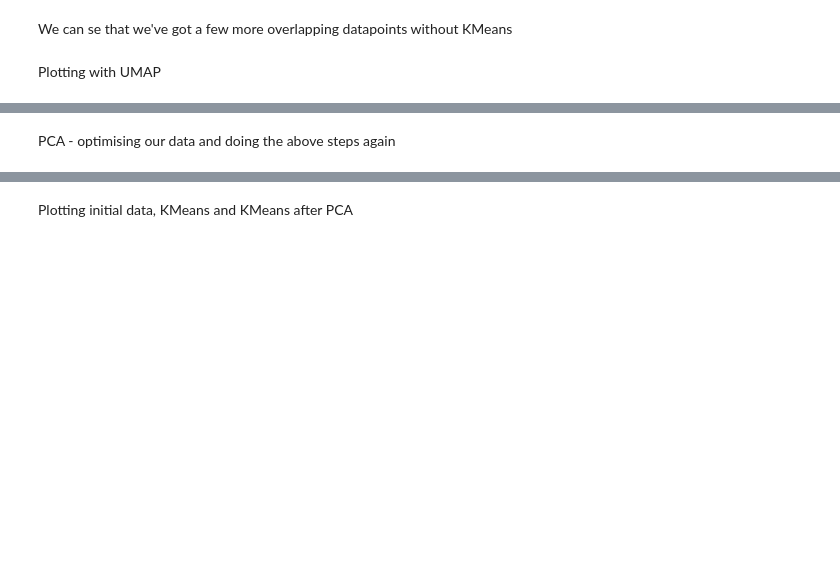
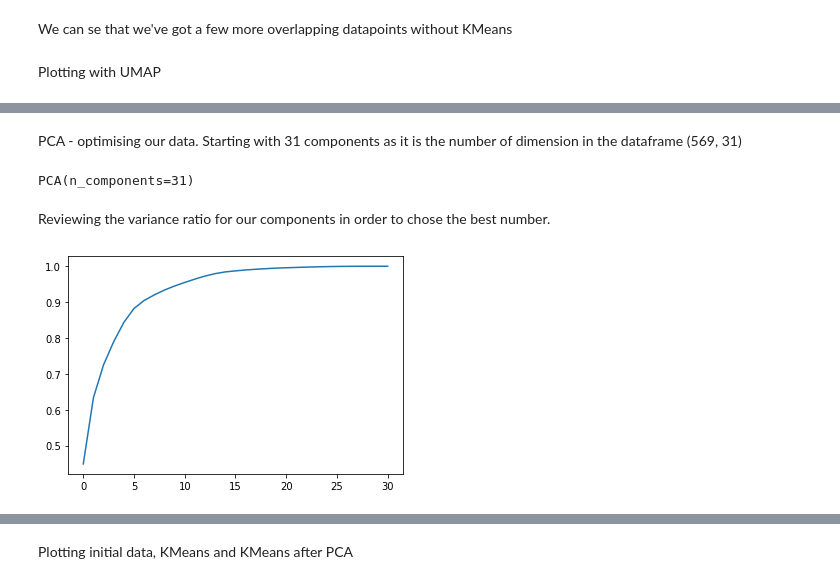
Before and after one commit to JennyWade/visuell_data_analys, a Jupyter notebook: Visuell Data Analys uppgift/Breast cancer DBSCAN.ipynb, the cells around one changed output, grey strips where cells are left out. Drawn from its saved outputs; the diff is of its cells as text; code cells hidden in the pictures; blank space fills up the shorter version.

```diff
--- a/Visuell Data Analys uppgift/Breast cancer DBSCAN.ipynb
+++ b/Visuell Data Analys uppgift/Breast cancer DBSCAN.ipynb
@@ -96,2 +100,15 @@ plt.show()
-# %% [markdown]
-PCA - optimising our data and doing the above steps again
+# %% [markdown]
+PCA - optimising our data.
+Starting with 31 components as it is the number of dimension in the dataframe (569, 31)
+# %%
+pca_full_df = PCA(n_components=31)
+pca_full_df.fit(scaled_data)
+# %% [output]
+PCA(n_components=31)
+# %% [markdown]
+Reviewing the variance ratio for our components in order to chose the best number.
+# %%
+plt.plot(np.cumsum(pca_full_df.explained_variance_ratio_))
+plt.show()
+# %% [output]
+[figure, added]
```
Also changed, not shown: parts of 13 cells of this notebook, 4 other files.
